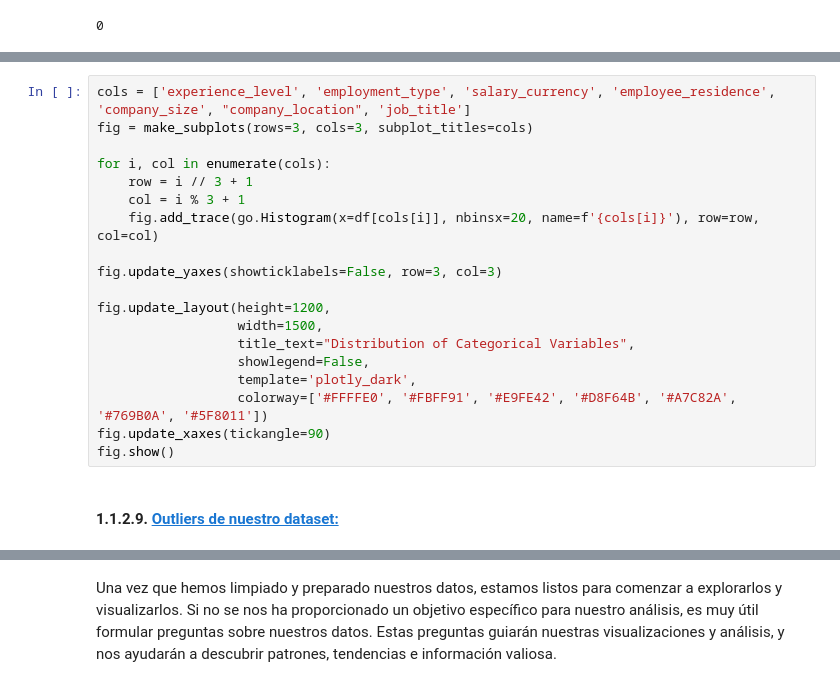
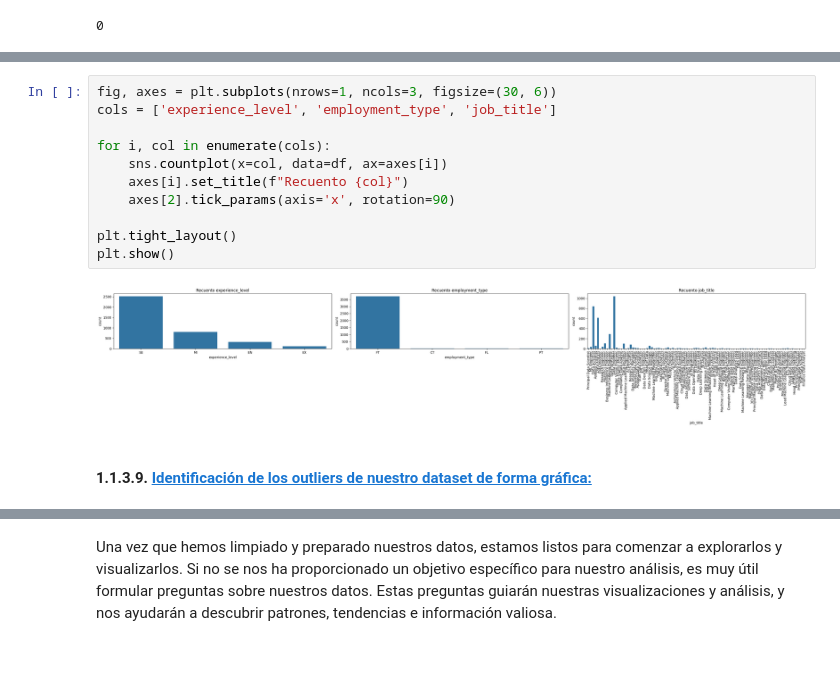
Before and after one commit to lucianocufari/data_science_salaries_2023, a Jupyter notebook: data_science_salaries_2023.ipynb, the cells around one changed output, grey strips where cells are left out. Cells and saved outputs as stored; diff of their text form; blank space fills up the shorter version.

```diff
--- a/data_science_salaries_2023.ipynb
+++ b/data_science_salaries_2023.ipynb
@@ -228,21 +205,15 @@ fig.show()
-# %%
-cols = ['experience_level', 'employment_type', 'salary_currency', 'employee_residence', 'company_size', "company_location", 'job_title']
-fig = make_subplots(rows=3, cols=3, subplot_titles=cols)
-
-for i, col in enumerate(cols):
-    row = i // 3 + 1
-    col = i % 3 + 1
-    fig.add_trace(go.Histogram(x=df[cols[i]], nbinsx=20, name=f'{cols[i]}'), row=row, col=col)
-
-fig.update_yaxes(showticklabels=False, row=3, col=3)
-
-fig.update_layout(height=1200,
-                  width=1500,
-                  title_text="Distribution of Categorical Variables",
-                  showlegend=False,
-                  template='plotly_dark',
-                  colorway=['#FFFFE0', '#FBFF91', '#E9FE42', '#D8F64B', '#A7C82A', '#769B0A', '#5F8011'])
-fig.update_xaxes(tickangle=90)
-fig.show()
+# %%
+fig, axes = plt.subplots(nrows=1, ncols=3, figsize=(30, 6))
+cols = ['experience_level', 'employment_type', 'job_title']
+
+for i, col in enumerate(cols):
+    sns.countplot(x=col, data=df, ax=axes[i])
+    axes[i].set_title(f"Recuento {col}")
+    axes[2].tick_params(axis='x', rotation=90)
+
+plt.tight_layout()
+plt.show()
+# %% [output]
+[figure, added]
 # %% [markdown]
-#### 1.1.2.9. <a id='toc1_1_2_9_'></a>[Outliers de nuestro dataset:](#toc0_)
+#### 1.1.3.9. <a id='toc1_1_3_9_'></a>[Identificación de los outliers de nuestro dataset de forma gráfica:](#toc0_)
```
Also changed, not shown: parts of 78 cells of this notebook.
